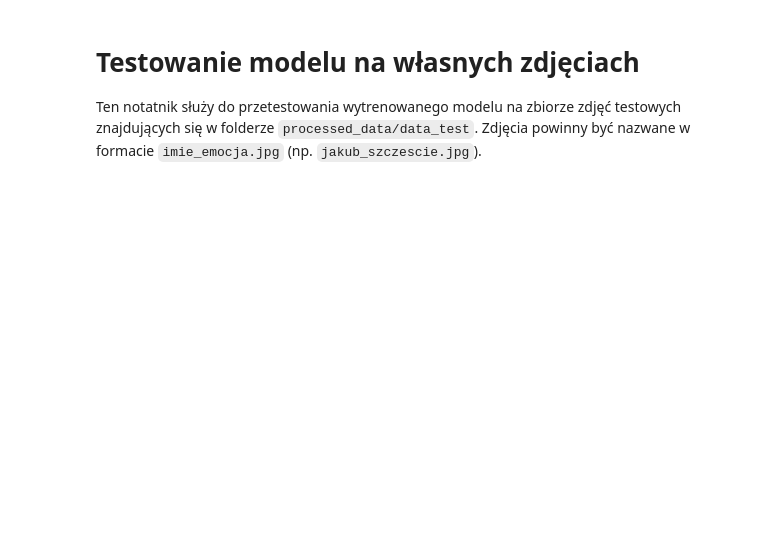
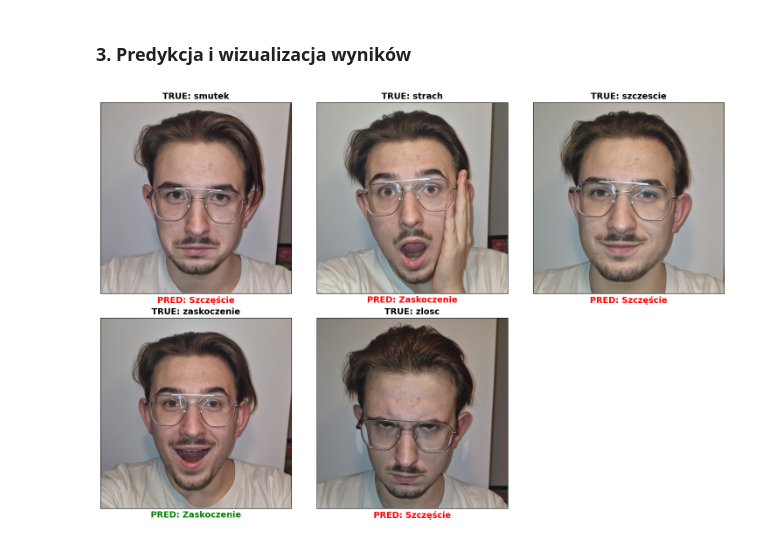
Before and after one commit to spry02/moodify, a Jupyter notebook: backend/models/test_predictions.ipynb, the cells around one changed output. Saved outputs shown, nothing was run; the diff lists cells and outputs as text; code cells hidden in the pictures; blank space fills up the shorter version.

Commit message:
dodanie zbioru testowego modelu oraz przetestowanie go na nim

```diff
--- a/backend/models/test_predictions.ipynb
+++ b/backend/models/test_predictions.ipynb
@@ -0,0 +3,9 @@
+# %%
+import os, cv2, glob, json, math
+import numpy as np
+import matplotlib.pyplot as plt
+import tensorflow as tf
+
+MODEL_PATH = 'saved_models/image_model_final.h5'
+MAP_PATH = 'saved_models/image_emotion_map.json'
+DATA_DIR = 'processed_data/data_test'
@@ -0,0 +14,5 @@
+# %%
+model = tf.keras.models.load_model(MODEL_PATH)
+with open(MAP_PATH, 'r') as f:
+    emotion_map = {int(k): v for k, v in json.load(f).items()}
+print("✅ Gotowe")
@@ -1,36 +22,27 @@
+# %% [markdown]
+### 3. Predykcja i wizualizacja wyników
 # %%
-import glob
-
-files = glob.glob(os.path.join(TEST_DATA_DIR, '*'))
-files = [f for f in files if f.lower().endswith(('.jpg', '.png', '.jpeg'))]
+files = [f for f in glob.glob(os.path.join(DATA_DIR, '*.*')) if f.lower().endswith(('.jpg', '.png', '.jpeg'))]
 
 if not files:
-    print("Brak zdjęć.")
+    print("Brak zdjęć")
 else:
-    plt.figure(figsize=(15, 5 * ((len(files) + 2) // 3)))
+    plt.figure(figsize=(15, 5 * math.ceil(len(files)/3)))
+    for i, path in enumerate(files):
+        img = cv2.imread(path)
+        if img is None: continue
+        img = cv2.cvtColor(img, cv2.COLOR_BGR2RGB)
+        img_resized = cv2.resize(img, (224, 224))
+        pred = model.predict(np.expand_dims(img_resized/255.0, axis=0), verbose=0)
+        pred_label = emotion_map.get(np.argmax(pred), "?")
+        true_label = os.path.splitext(os.path.basename(path))[0].split('_')[-1]
 
-    for i, path in enumerate(files):
-        # Nazwa pliku i prawdziwa emocja
-        name = os.path.basename(path)
-        true_label = os.path.splitext(name)[0].split('_')[-1]
-
-        # Predykcja
-        img, input_data = preprocess_image(path)
-        if input_data is None: continue
-
-        pred = model.predict(input_data, verbose=0)
-        pred_label = id_to_emotion.get(np.argmax(pred), "?")
-        conf = np.max(pred)
-
-        # Wykres
-        plt.subplot((len(files) + 2) // 3, 3, i + 1)
+        plt.subplot(math.ceil(len(files)/3), 3, i+1)
         plt.imshow(img)
-
-        # Podpisy: TRUE na górze, PRED na dole
         plt.title(f"TRUE: {true_label}", fontsize=14, fontweight='bold')
-        col = 'green' if true_label.lower() in pred_label.lower() else 'red'
-        plt.xlabel(f"PRED: {pred_label} ({conf:.0%})", color=col, fontsize=12, fontweight='bold')
+        plt.xlabel(f"PRED: {pred_label}", color='green' if true_label.lower() in pred_label.lower() else 'red', fontsize=14, fontweight='bold')
         plt.xticks([]); plt.yticks([])
-
     plt.tight_layout()
     plt.show()
+# %% [output]
+[figure, added]
@@ -75,5 +48,0 @@ print(f"Test data dir: {TEST_DATA_DIR}")
-# %% [markdown]
-# Testowanie modelu na własnych zdjęciach
-
-Ten notatnik służy do przetestowania wytrenowanego modelu na zbiorze zdjęć testowych znajdujących się w folderze `processed_data/data_test`.
-Zdjęcia powinny być nazwane w formacie `imie_emocja.jpg` (np. `jakub_szczescie.jpg`).
```
Also changed, not shown: parts of 10 cells of this notebook, 11 other files.
